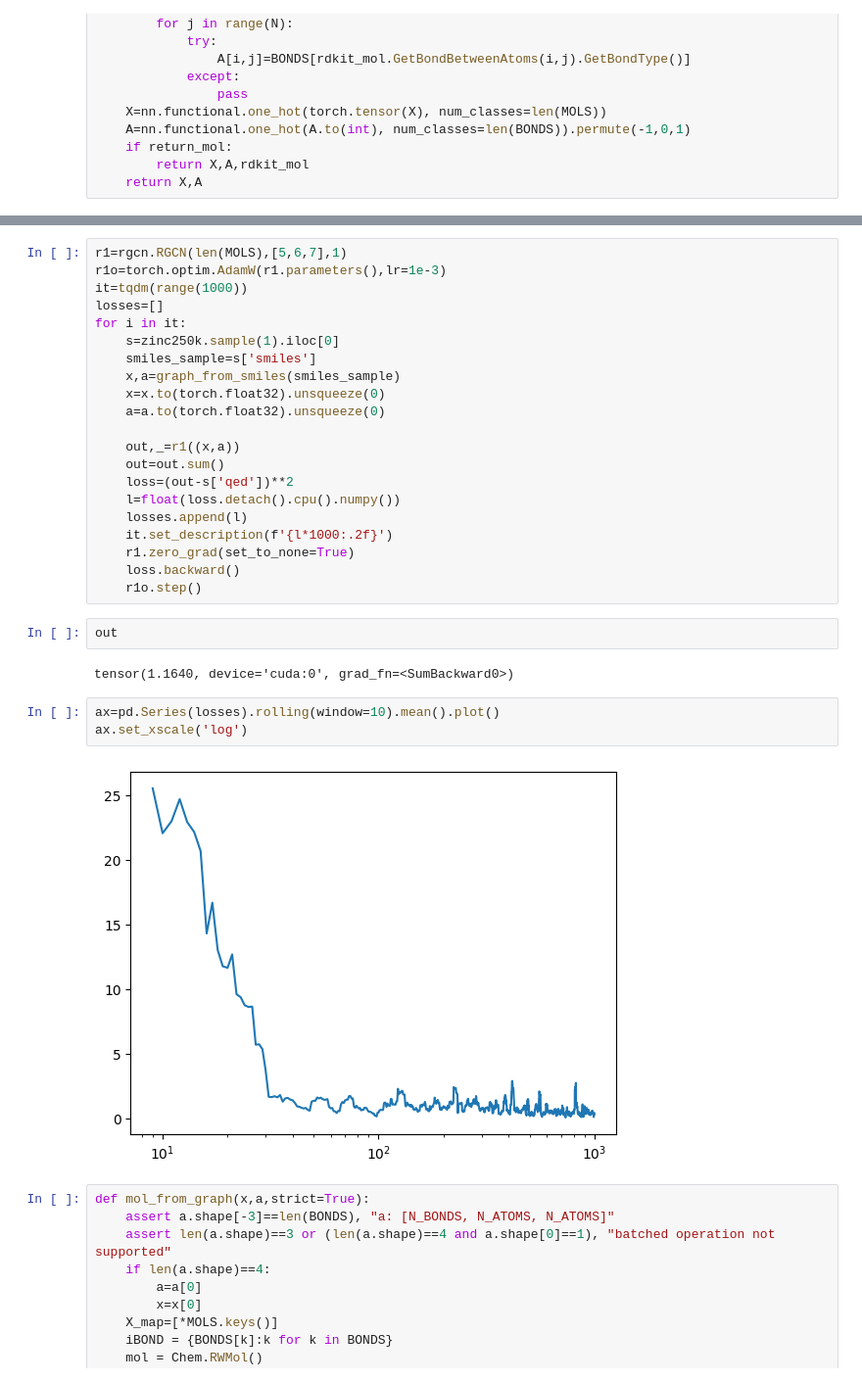
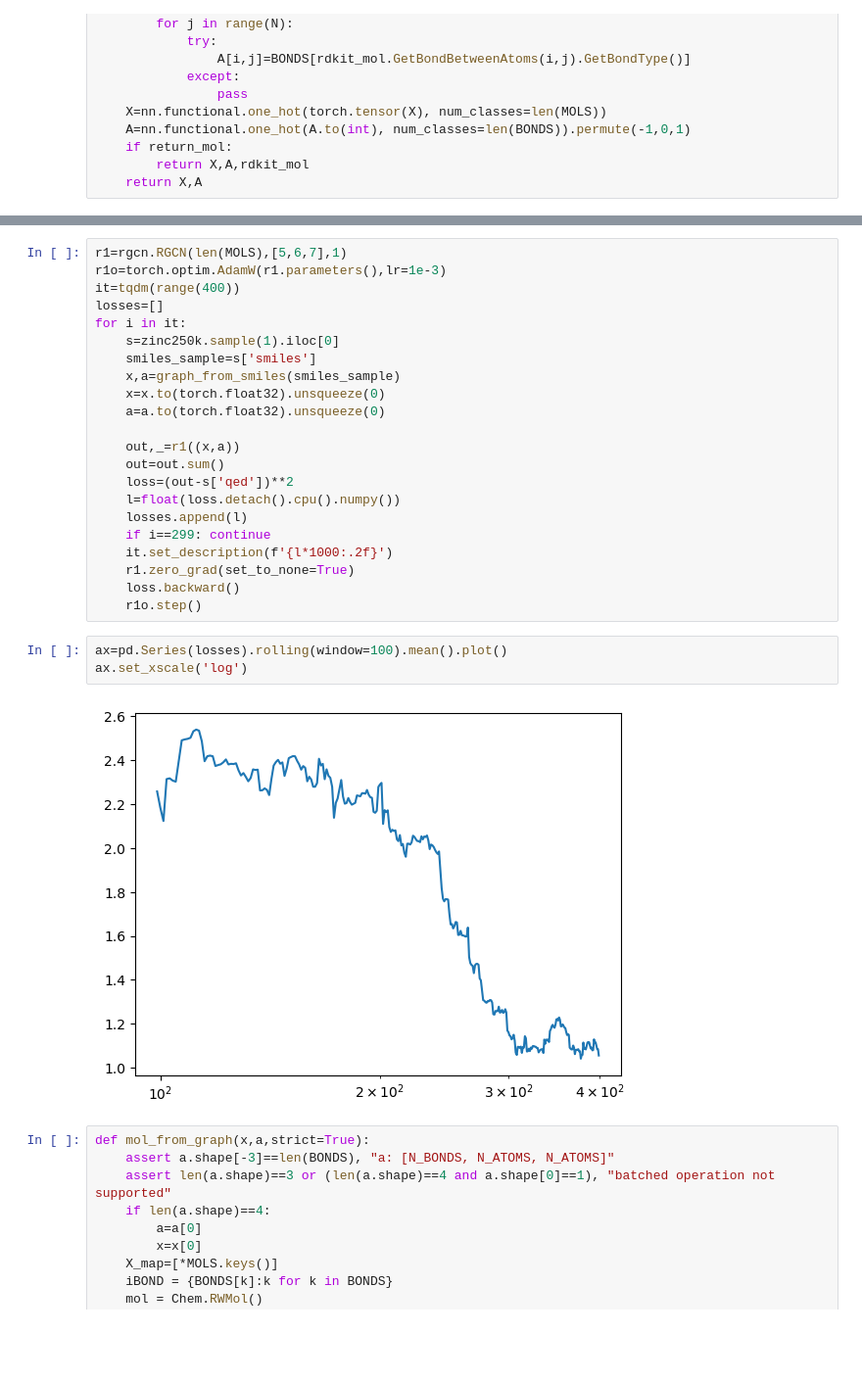
Before and after one commit to UmarZein/MolGAN_Impl, a Jupyter notebook: main.ipynb, the cells around one changed output, grey strips where cells are left out. Shown at 98% size. Saved outputs shown, nothing was run; the diff lists cells and outputs as text; blank space fills up the shorter version.

```diff
--- a/main.ipynb
+++ b/main.ipynb
@@ -96,7 +72,7 @@ Name: 37645, dtype: object
 # %%
 r1=rgcn.RGCN(len(MOLS),[5,6,7],1)
 r1o=torch.optim.AdamW(r1.parameters(),lr=1e-3)
-it=tqdm(range(1000))
+it=tqdm(range(400))
 losses=[]
 for i in it:
     s=zinc250k.sample(1).iloc[0]
@@ -110,19 +86,16 @@ for i in it:
     loss=(out-s['qed'])**2
     l=float(loss.detach().cpu().numpy())
     losses.append(l)
+    if i==299: continue
     it.set_description(f'{l*1000:.2f}')
     r1.zero_grad(set_to_none=True)
     loss.backward()
     r1o.step()
-# %%
-out
-# %% [output]
-tensor(1.1640, device='cuda:0', grad_fn=<SumBackward0>)
 # %%
-ax=pd.Series(losses).rolling(window=10).mean().plot()
+ax=pd.Series(losses).rolling(window=100).mean().plot()
 ax.set_xscale('log')
 # %% [output]
-[figure, old version]
+[figure, new version]
 # %%
 def mol_from_graph(x,a,strict=True):
     assert a.shape[-3]==len(BONDS), "a: [N_BONDS, N_ATOMS, N_ATOMS]"
```
Also changed, not shown: parts of 9 cells of this notebook.
